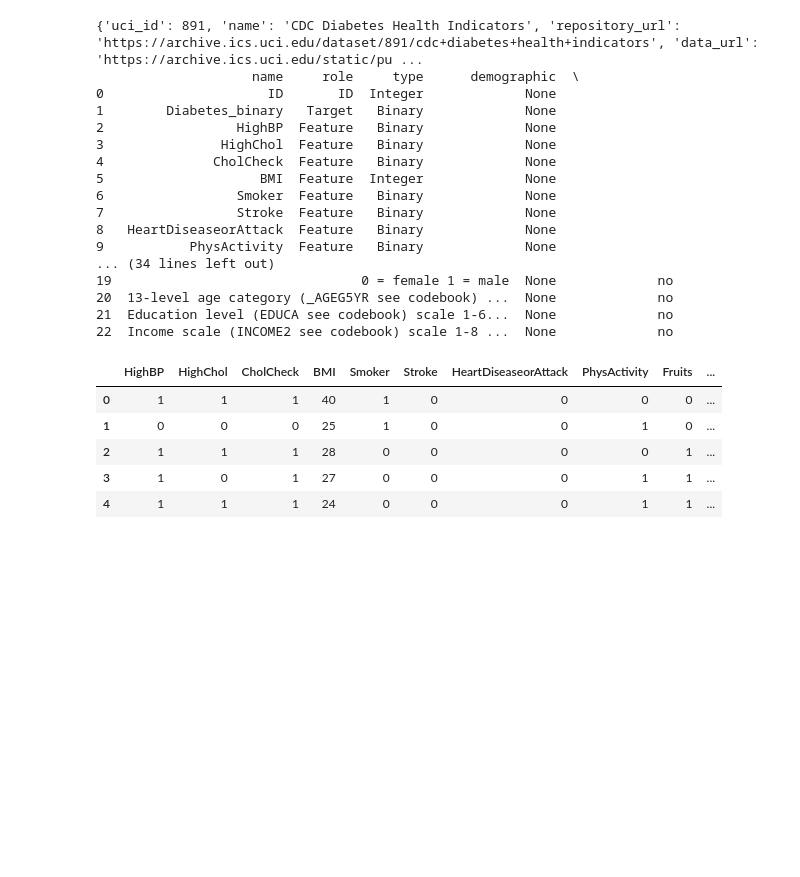
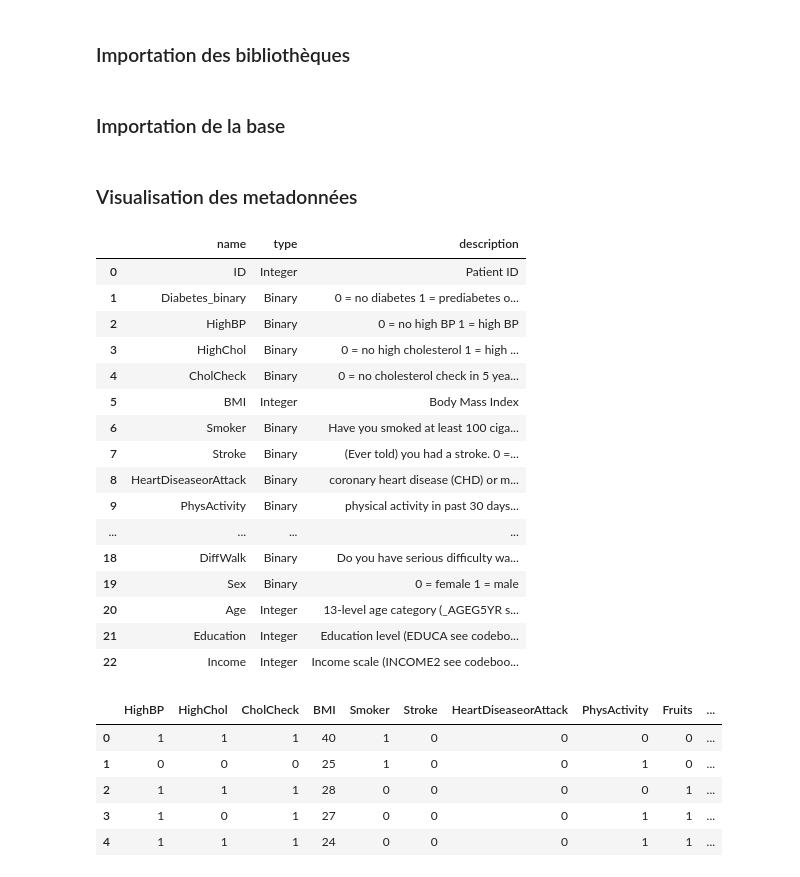
Before and after one commit to DomNoutsGit/Applied-Statistical-Learning-Projet-, a Jupyter notebook: ASL.ipynb, the cells around one changed output. Saved outputs shown, nothing was run; the diff lists cells and outputs as text; code cells hidden in the pictures; blank space fills up the shorter version.

```diff
--- a/ASL.ipynb
+++ b/ASL.ipynb
@@ -15,0 +23,2 @@ Requirement already satisfied: six>=1.5 in c:\users\nouts\appdata\local\packages
+# %% [markdown]
+### Importation des bibliothèques
@@ -16,36 +29,37 @@ Requirement already satisfied: six>=1.5 in c:\users\nouts\appdata\local\packages
+# %% [markdown]
+### Importation de la base
 # %%
-from ucimlrepo import fetch_ucirepo
 
 # fetch dataset
 cdc_diabetes_health_indicators = fetch_ucirepo(id=891)
 
 # data (as pandas dataframes)
-X = cdc_diabetes_health_indicators.data.features
-y = cdc_diabetes_health_indicators.data.targets
-
-# metadata
-print(cdc_diabetes_health_indicators.metadata)
-
-# variable information
-print(cdc_diabetes_health_indicators.variables)
+X = cdc_diabetes_health_indicators.data.features  ## Il s'agit de tous les features de la base
+y = cdc_diabetes_health_indicators.data.targets   ## Il s'agit de la variable cible (avoir le diabète ou pas)
-# %% [output]
-{'uci_id': 891, 'name': 'CDC Diabetes Health Indicators', 'repository_url': 'https://archive.ics.uci.edu/dataset/891/cdc+diabetes+health+indicators', 'data_url': 'https://archive.ics.uci.edu/static/pu ...
-                    name     role     type      demographic  \
-0                     ID       ID  Integer             None
-1        Diabetes_binary   Target   Binary             None
-2                 HighBP  Feature   Binary             None
-3               HighChol  Feature   Binary             None
-4              CholCheck  Feature   Binary             None
-5                    BMI  Feature  Integer             None
-6                 Smoker  Feature   Binary             None
-7                 Stroke  Feature   Binary             None
-8   HeartDiseaseorAttack  Feature   Binary             None
-9           PhysActivity  Feature   Binary             None
-... (34 lines left out)
-19                                0 = female 1 = male  None             no
-20  13-level age category (_AGEG5YR see codebook) ...  None             no
-21  Education level (EDUCA see codebook) scale 1-6...  None             no
-22  Income scale (INCOME2 see codebook) scale 1-8 ...  None             no
+# %% [markdown]
+### Visualisation des metadonnées
+# %%
+pd.set_option("display.max_colwidth", None)
+vars_meta = cdc_diabetes_health_indicators.variables
+vars_meta[["name", "type", "description"]]
+# %% [output]
+|  | name | type | description |
+| 0 | ID | Integer | Patient ID |
+| 1 | Diabetes_binary | Binary | 0 = no diabetes 1 = prediabetes o... |
+| 2 | HighBP | Binary | 0 = no high BP 1 = high BP |
+| 3 | HighChol | Binary | 0 = no high cholesterol 1 = high ... |
+| 4 | CholCheck | Binary | 0 = no cholesterol check in 5 yea... |
+| 5 | BMI | Integer | Body Mass Index |
+| 6 | Smoker | Binary | Have you smoked at least 100 ciga... |
+| 7 | Stroke | Binary | (Ever told) you had a stroke. 0 =... |
+| 8 | HeartDiseaseorAttack | Binary | coronary heart disease (CHD) or m... |
+| 9 | PhysActivity | Binary | physical activity in past 30 days... |
+| ... | ... | ... | ... |
+| 18 | DiffWalk | Binary | Do you have serious difficulty wa... |
+| 19 | Sex | Binary | 0 = female 1 = male |
+| 20 | Age | Integer | 13-level age category (_AGEG5YR s... |
+| 21 | Education | Integer | Education level (EDUCA see codebo... |
+| 22 | Income | Integer | Income scale (INCOME2 see codeboo... |
 # %%
 X.head()
 # %% [output]
```
Also changed, not shown: parts of 18 cells of this notebook, 1 other file.
